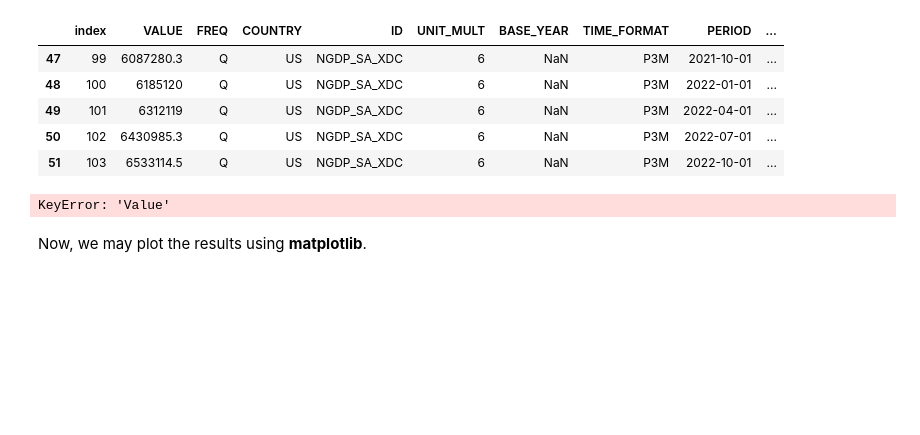
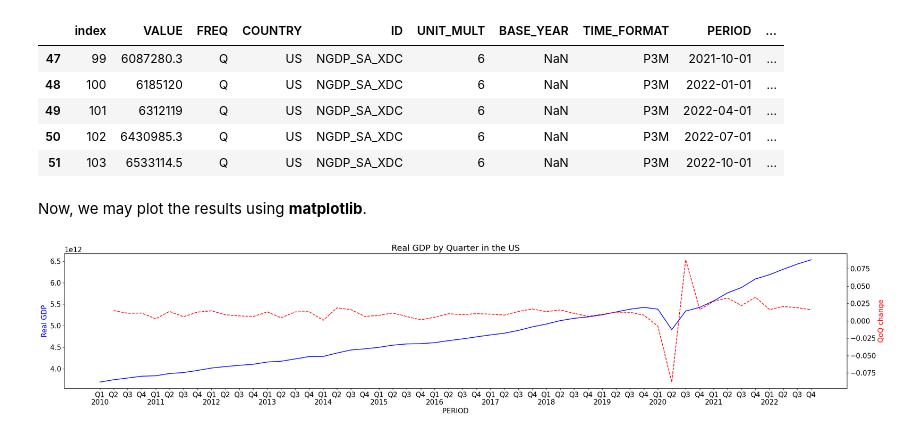
Before and after one commit to Economic-and-Financial-Data-Discovery/imfdatapy, a Jupyter notebook: demo/imfdatapy_IFS_GDP_example.ipynb, the cells around one changed output. Drawn from its saved outputs; the diff is of its cells as text; code cells hidden in the pictures; blank space fills up the shorter version.

```diff
--- a/demo/imfdatapy_IFS_GDP_example.ipynb
+++ b/demo/imfdatapy_IFS_GDP_example.ipynb
@@ -81,11 +81,9 @@ df.tail(n=5)
 | 50 | 102 | 6430985.3 | Q | US | NGDP_SA_XDC | 6 | NaN | P3M | 2022-07-01 | ... |
 | 51 | 103 | 6533114.5 | Q | US | NGDP_SA_XDC | 6 | NaN | P3M | 2022-10-01 | ... |
 # %%
-df['Value'] = pd.to_numeric(df['Value'])
+df['VALUE'] = pd.to_numeric(df['VALUE'])
-# %% [output]
-KeyError: 'Value'
 # %%
-df['QoQ'] = df['Value'].pct_change()
+df['QoQ'] = df['VALUE'].pct_change()
 # %% [markdown]
 Now, we may plot the results using **matplotlib**.
 # %%
@@ -93,31 +91,33 @@ import matplotlib.pyplot as plt
 # %%
 plt.rcParams.update({'font.size': 15})
 
-t = df['Period']
-data1 = df['Value'] * 10**6
+t = df['PERIOD']
+data1 = df['VALUE'] * 10**6
 data2 = df['QoQ']
 
 labels = [f'Q{int(ts.month/3)+1}\n{ts.year}' if ts.month == 1
           else f'Q{int(ts.month/3)+1}' for ts in t]
 
 fig, ax1 = plt.subplots()
 
-ax1.set_xlabel('Period')
+ax1.set_xlabel('PERIOD')
 ax1.set_ylabel('Real GDP', color='blue')
 ax1.set_xticks(t)
 ax1.set_xticklabels(labels);
 ax1.plot(t, data1, color='blue')
 ax1.tick_params(axis='y', labelcolor='black')
 
 ax2 = ax1.twinx()
 
 ax2.set_ylabel('QoQ change', color='red')
 ax2.set_xticks(t)
 ax2.set_xticklabels(labels);
 ax2.plot(t, data2, '--', color='red')
 ax2.tick_params(axis='y', labelcolor='black')
 
 fig.set_size_inches(25.5, 5.5)
 plt.title('Real GDP by Quarter in the US')
 fig.tight_layout()
 plt.show()
+# %% [output]
+[figure, added]
```
Also changed, not shown: parts of 2 cells of this notebook, 24 other files.
